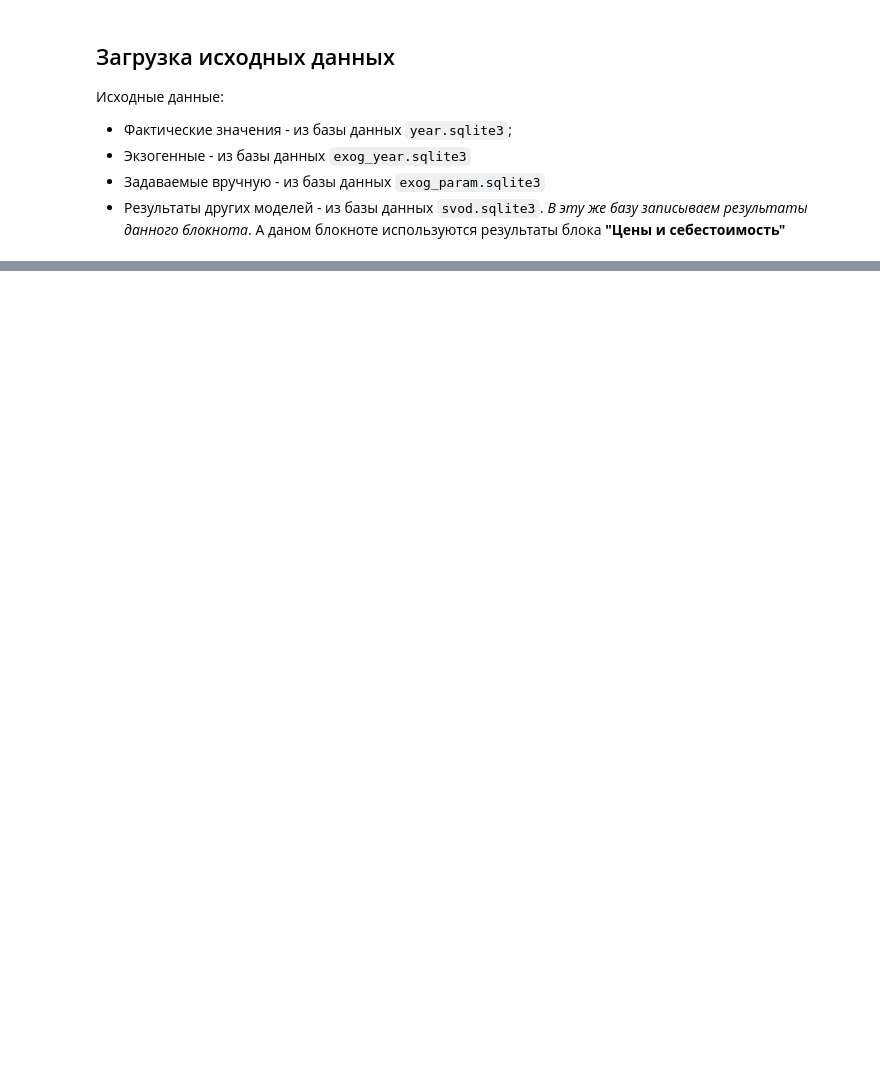
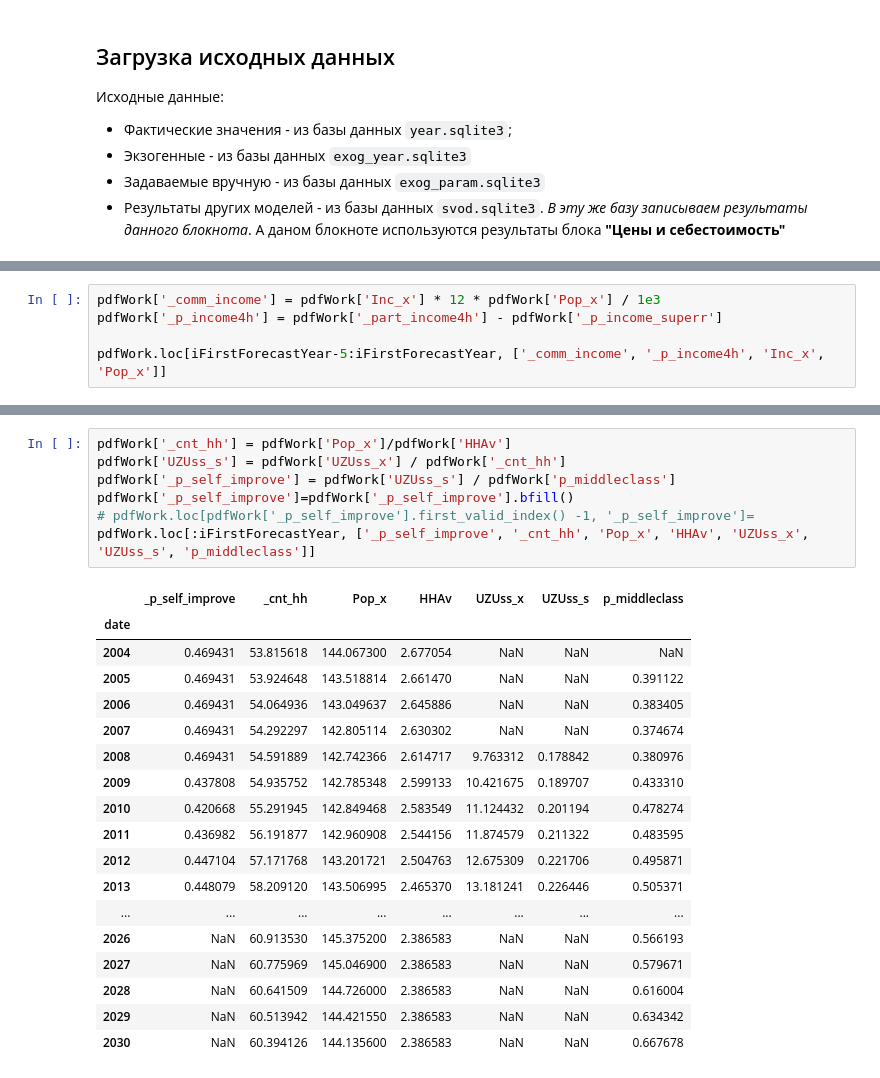
Before and after one commit to amsergeev/AIGK_j, a Jupyter notebook: DEMAND_OM_MODEL/demand_own_money_model.ipynb, the cells around one changed output, grey strips where cells are left out. Drawn from its saved outputs; the diff is of its cells as text; blank space fills up the shorter version.

```diff
--- a/DEMAND_OM_MODEL/demand_own_money_model.ipynb
+++ b/DEMAND_OM_MODEL/demand_own_money_model.ipynb
@@ -290,0 +262,5 @@ np.exp(nrm.ppf(0.98))
+# %%
+pdfWork['_comm_income'] = pdfWork['Inc_x'] * 12 * pdfWork['Pop_x'] / 1e3
+pdfWork['_p_income4h'] = pdfWork['_part_income4h'] - pdfWork['_p_income_superr']
+
+pdfWork.loc[iFirstForecastYear-5:iFirstForecastYear, ['_comm_income', '_p_income4h', 'Inc_x', 'Pop_x']]
@@ -290,0 +399,26 @@ np.exp(nrm.ppf(0.98))
+# %%
+pdfWork['_cnt_hh'] = pdfWork['Pop_x']/pdfWork['HHAv']
+pdfWork['UZUss_s'] = pdfWork['UZUss_x'] / pdfWork['_cnt_hh']
+pdfWork['_p_self_improve'] = pdfWork['UZUss_s'] / pdfWork['p_middleclass']
+pdfWork['_p_self_improve']=pdfWork['_p_self_improve'].bfill()
+# pdfWork.loc[pdfWork['_p_self_improve'].first_valid_index() -1, '_p_self_improve']=
+pdfWork.loc[:iFirstForecastYear, ['_p_self_improve', '_cnt_hh', 'Pop_x', 'HHAv', 'UZUss_x', 'UZUss_s', 'p_middleclass']]
+# %% [output]
+|  | _p_self_improve | _cnt_hh | Pop_x | HHAv | UZUss_x | UZUss_s | p_middleclass |
+| date |  |  |  |  |  |  |  |
+| 2004 | 0.469431 | 53.815618 | 144.067300 | 2.677054 | NaN | NaN | NaN |
+| 2005 | 0.469431 | 53.924648 | 143.518814 | 2.661470 | NaN | NaN | 0.391122 |
+| 2006 | 0.469431 | 54.064936 | 143.049637 | 2.645886 | NaN | NaN | 0.383405 |
+| 2007 | 0.469431 | 54.292297 | 142.805114 | 2.630302 | NaN | NaN | 0.374674 |
+| 2008 | 0.469431 | 54.591889 | 142.742366 | 2.614717 | 9.763312 | 0.178842 | 0.380976 |
+| 2009 | 0.437808 | 54.935752 | 142.785348 | 2.599133 | 10.421675 | 0.189707 | 0.433310 |
+| 2010 | 0.420668 | 55.291945 | 142.849468 | 2.583549 | 11.124432 | 0.201194 | 0.478274 |
+| 2011 | 0.436982 | 56.191877 | 142.960908 | 2.544156 | 11.874579 | 0.211322 | 0.483595 |
+| 2012 | 0.447104 | 57.171768 | 143.201721 | 2.504763 | 12.675309 | 0.221706 | 0.495871 |
+| 2013 | 0.448079 | 58.209120 | 143.506995 | 2.465370 | 13.181241 | 0.226446 | 0.505371 |
+| ... | ... | ... | ... | ... | ... | ... | ... |
+| 2026 | NaN | 60.913530 | 145.375200 | 2.386583 | NaN | NaN | 0.566193 |
+| 2027 | NaN | 60.775969 | 145.046900 | 2.386583 | NaN | NaN | 0.579671 |
+| 2028 | NaN | 60.641509 | 144.726000 | 2.386583 | NaN | NaN | 0.616004 |
+| 2029 | NaN | 60.513942 | 144.421550 | 2.386583 | NaN | NaN | 0.634342 |
+| 2030 | NaN | 60.394126 | 144.135600 | 2.386583 | NaN | NaN | 0.667678 |
```
Also changed, not shown: parts of 40 cells of this notebook, 2 other files.
